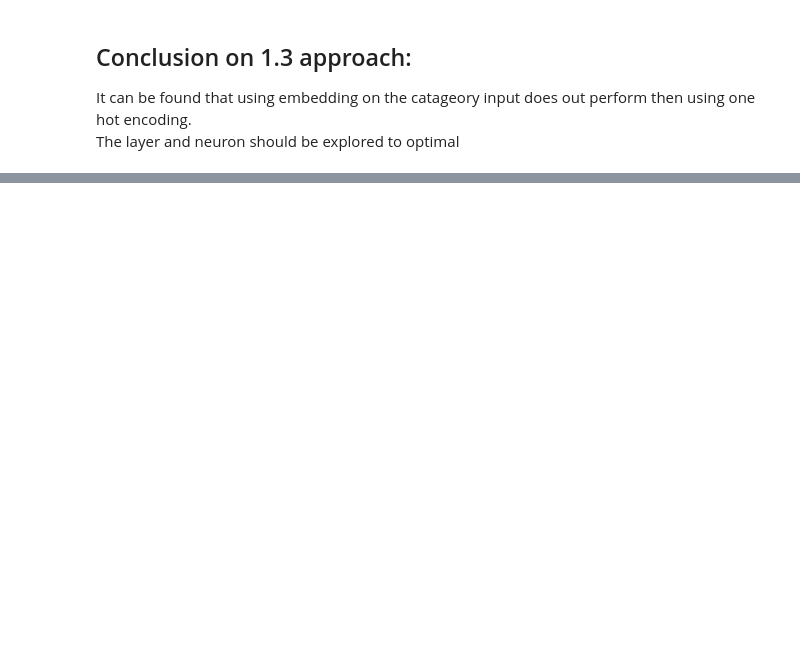
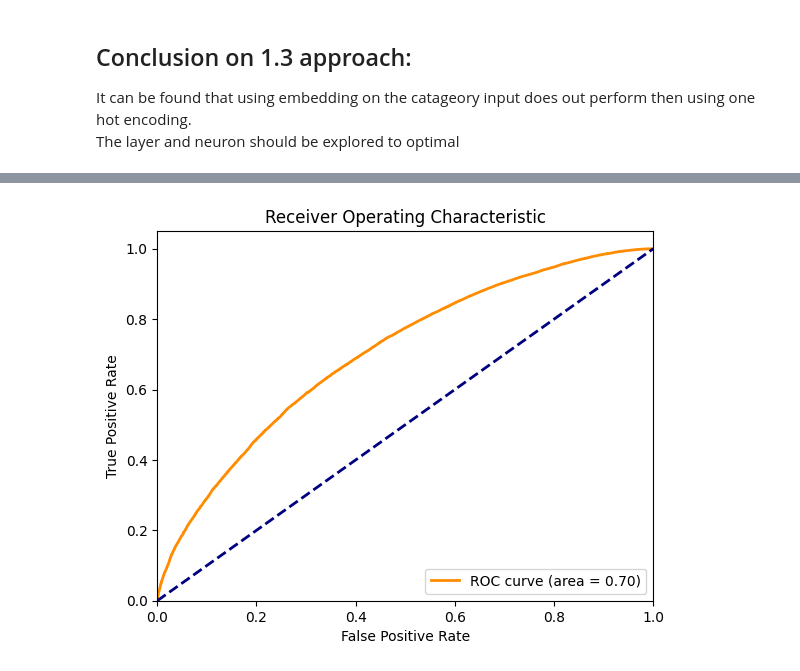
Before and after one commit to Cgolling/LLP_IS4242, a Jupyter notebook: A1_MLP.ipynb, the cells around one changed output, grey strips where cells are left out. Drawn from its saved outputs; the diff is of its cells as text; code cells hidden in the pictures; blank space fills up the shorter version.

```diff
--- a/A1_MLP.ipynb
+++ b/A1_MLP.ipynb
@@ -836,0 +826,99 @@ weighted avg       0.65      0.65      0.65     90562
+# %%
+# Define the model with decreasing neurons in hidden layers
+class MixedInputModelWithDecreasingNeurons(nn.Module):
+    def __init__(self, genre_vocab_size, occupation_vocab_size, zip_vocab_size, embedding_dim, num_numerical_features, num_gender_features, num_layers, initial_neurons, activation_fn):
+        super(MixedInputModelWithDecreasingNeurons, self).__init__()
+
+        # Embedding layers for categorical features
+        self.genre_embedding = nn.Embedding(genre_vocab_size, embedding_dim)
+        self.occupation_embedding = nn.Embedding(occupation_vocab_size, embedding_dim)
+        self.zip_embedding = nn.Embedding(zip_vocab_size, embedding_dim)
+
+        # Fully connected layers with decreasing neurons
+        input_size = embedding_dim * 3 + num_numerical_features + num_gender_features
+        layers = []
+        neurons = initial_neurons
+        for _ in range(num_layers):
+            layers.append(nn.Linear(input_size, neurons))
+            layers.append(activation_fn())
+            input_size = neurons
+            neurons = max(neurons // 2, 1)  # Ensure at least 1 neuron in the layer
+        layers.append(nn.Linear(input_size, 1))  # For binary classification (1 output with sigmoid)
+        self.fc = nn.Sequential(*layers)
+
+    def forward(self, X_categorical, X_numerical, X_gender):
+        # Embeddings for categorical features
+        genre_embedded = self.genre_embedding(X_categorical[:, 0])  # First column: genre
+        occupation_embedded = self.occupation_embedding(X_categorical[:, 1])  # Second column: occupation
+        zip_embedded = self.zip_embedding(X_categorical[:, 2])  # Third column: zip
+
+        # Concatenate embeddings, numerical features, and one-hot encoded gender
+        x = torch.cat([genre_embedded, occupation_embedded, zip_embedded, X_numerical, X_gender], dim=1)
+
+        # Pass through fully connected layers
+        output = torch.sigmoid(self.fc(x))  # Sigmoid for binary classification
+
+        return output
+
+# Train the best model on the entire training set
+best_model = MixedInputModelWithDecreasingNeurons(
+    genre_vocab_size=len(oe.categories_[0]),
+    occupation_vocab_size=len(oe.categories_[1]),
+    zip_vocab_size=len(oe.categories_[2]),
+    embedding_dim=best_hyperparams['embedding_dim'],
+    num_numerical_features=2,
+    num_gender_features=1,
+    num_layers=best_hyperparams['num_layers'],
+    initial_neurons=best_hyperparams['num_neurons'],
+    activation_fn=best_hyperparams['activation_fn']
+)
+
+# Define loss and optimizer for the best model
+criterion = nn.BCELoss()
+optimizer = optim.Adam(best_model.parameters(), lr=best_hyperparams['learning_rate'])
+
+# Convert entire dataset to PyTorch tensors
+X_cat_tensor = torch.tensor(X_cat, dtype=torch.long)
+X_num_tensor = torch.tensor(X_num, dtype=torch.float32)
+X_gen_tensor = torch.tensor(X_gen, dtype=torch.float32)
+y_tensor = torch.tensor(y, dtype=torch.float32)
+
+# Training loop for the best model
+for epoch in range(num_epochs):
+    best_model.train()
+
+    # Forward pass
+    outputs = best_model(X_cat_tensor, X_num_tensor, X_gen_tensor)
+    loss = criterion(outputs, y_tensor.unsqueeze(1))
+
+    # Backward pass and optimization
+    optimizer.zero_grad()
+    loss.backward()
+    optimizer.step()
+
+    print(f'Epoch [{epoch+1}], Loss: {loss.item():.4f}')
+# Evaluate the best model on the validation set
+best_model.eval()
+with torch.no_grad():
+    val_outputs = best_model(X_cat_tensor, X_num_tensor, X_gen_tensor)
+    val_outputs = val_outputs.numpy()
+    y_true = y_tensor.numpy()
+    fpr, tpr, thresholds = roc_curve(y_true, val_outputs)
+    optimal_threshold = calculate_youden_index(fpr, tpr, thresholds)
+    y_pred = (val_outputs >= optimal_threshold).astype(float)
+
+    # Print classification report
+    print(classification_report(y_true, y_pred, target_names=['Dislike', 'Like']))
+
+    # Plot ROC curve
+    plt.figure()
+    plt.plot(fpr, tpr, color='darkorange', lw=2, label='ROC curve (area = %0.2f)' % auc(fpr, tpr))
+    plt.plot([0, 1], [0, 1], color='navy', lw=2, linestyle='--')
+    plt.xlim([0.0, 1.0])
+    plt.ylim([0.0, 1.05])
+    plt.xlabel('False Positive Rate')
+    plt.ylabel('True Positive Rate')
+    plt.title('Receiver Operating Characteristic')
+    plt.legend(loc="lower right")
+    plt.show()
+# %% [output]
@@ -836,0 +933 @@ weighted avg       0.65      0.65      0.65     90562
+[figure, added]
```
Also changed, not shown: parts of 18 cells of this notebook, 1 other file.
